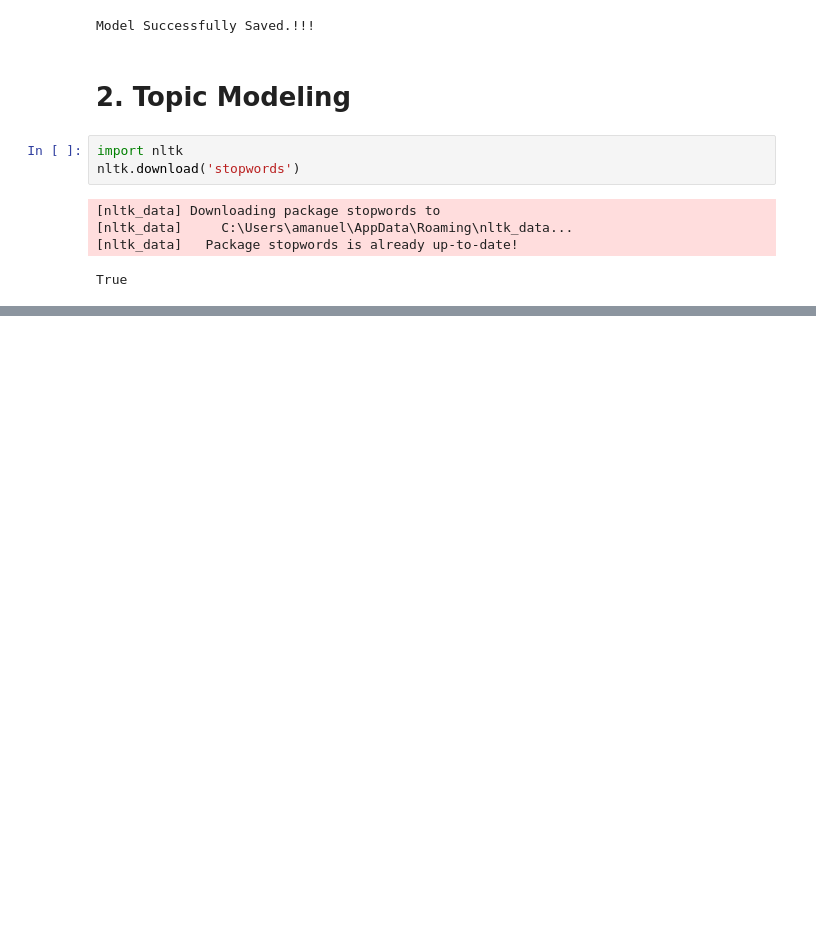
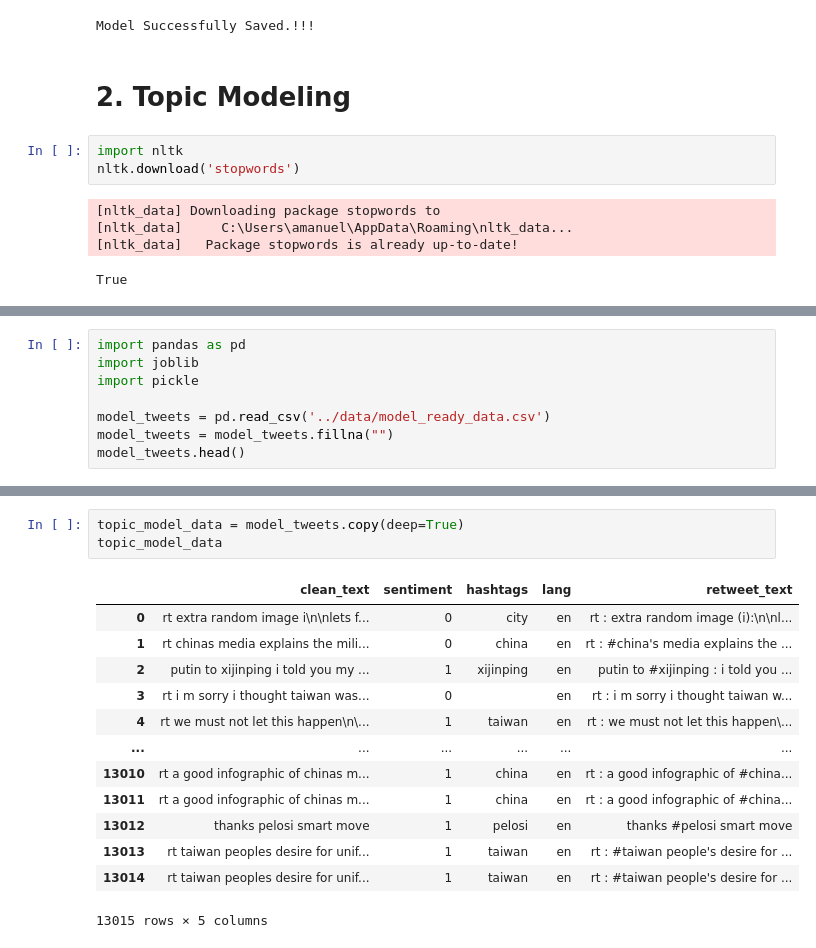
Before and after one commit to Amanuel3065/Twitter-Data-Analysis, a Jupyter notebook: notebooks/Topic_modeling_and_sentiment_analysis.ipynb, the cells around one changed output, grey strips where cells are left out. Drawn from its saved outputs; the diff is of its cells as text; blank space fills up the shorter version.

```diff
--- a/notebooks/Topic_modeling_and_sentiment_analysis.ipynb
+++ b/notebooks/Topic_modeling_and_sentiment_analysis.ipynb
@@ -389,0 +377,8 @@ def remove_stopwords(sent: str) -> str:
+# %%
+import pandas as pd
+import joblib
+import pickle
+
+model_tweets = pd.read_csv('../data/model_ready_data.csv')
+model_tweets = model_tweets.fillna("")
+model_tweets.head()
@@ -389,0 +392,17 @@ def remove_stopwords(sent: str) -> str:
+# %%
+topic_model_data = model_tweets.copy(deep=True)
+topic_model_data
+# %% [output]
+|  | clean_text | sentiment | hashtags | lang | retweet_text |
+| 0 | rt extra random image i\n\nlets f... | 0 | city | en | rt : extra random image (i):\n\nl... |
+| 1 | rt chinas media explains the mili... | 0 | china | en | rt : #china's media explains the ... |
+| 2 | putin to xijinping i told you my ... | 1 | xijinping | en | putin to #xijinping : i told you ... |
+| 3 | rt i m sorry i thought taiwan was... | 0 |  | en | rt : i m sorry i thought taiwan w... |
+| 4 | rt we must not let this happen\n\... | 1 | taiwan | en | rt : we must not let this happen\... |
+| ... | ... | ... | ... | ... | ... |
+| 13010 | rt a good infographic of chinas m... | 1 | china | en | rt : a good infographic of #china... |
+| 13011 | rt a good infographic of chinas m... | 1 | china | en | rt : a good infographic of #china... |
+| 13012 | thanks pelosi smart move | 1 | pelosi | en | thanks #pelosi smart move |
+| 13013 | rt taiwan peoples desire for unif... | 1 | taiwan | en | rt : #taiwan people's desire for ... |
+| 13014 | rt taiwan peoples desire for unif... | 1 | taiwan | en | rt : #taiwan people's desire for ... |
+13015 rows × 5 columns
```
Also changed, not shown: parts of 25 cells of this notebook, 4 other files.
